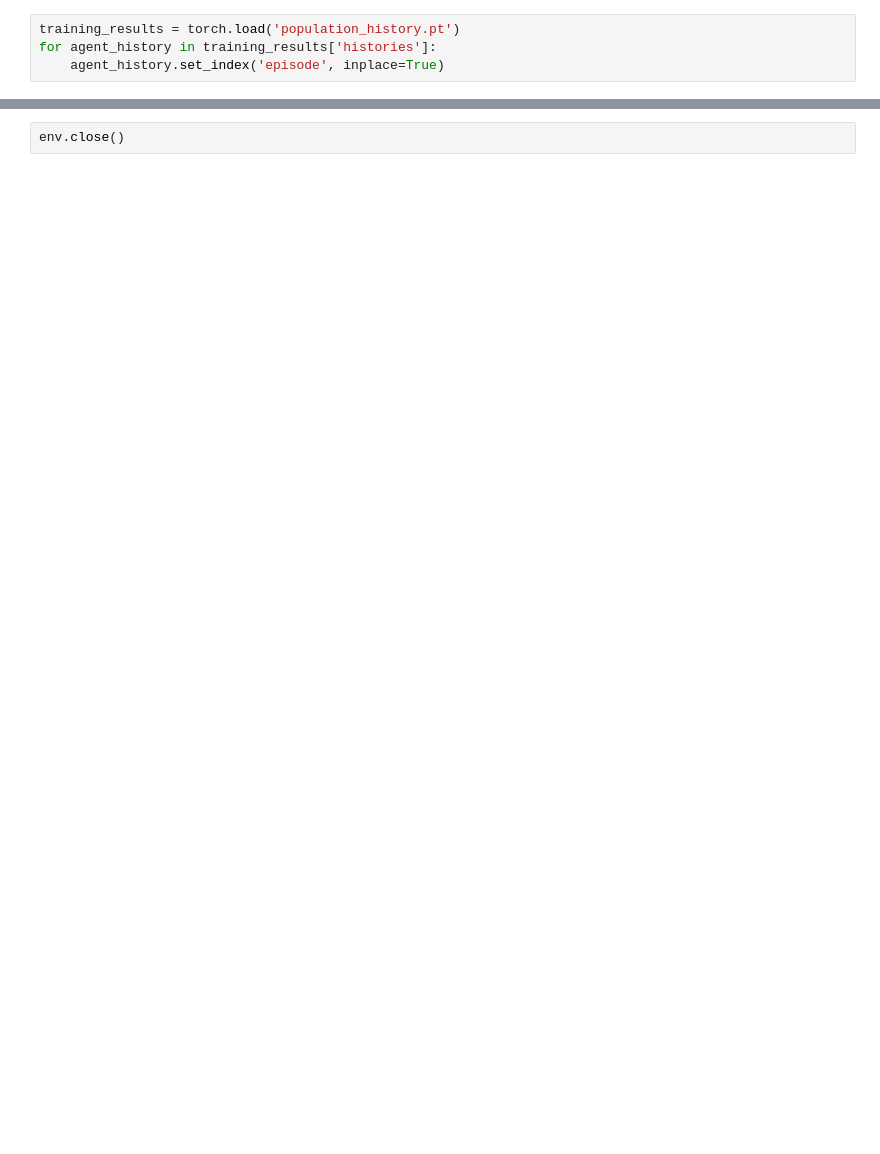
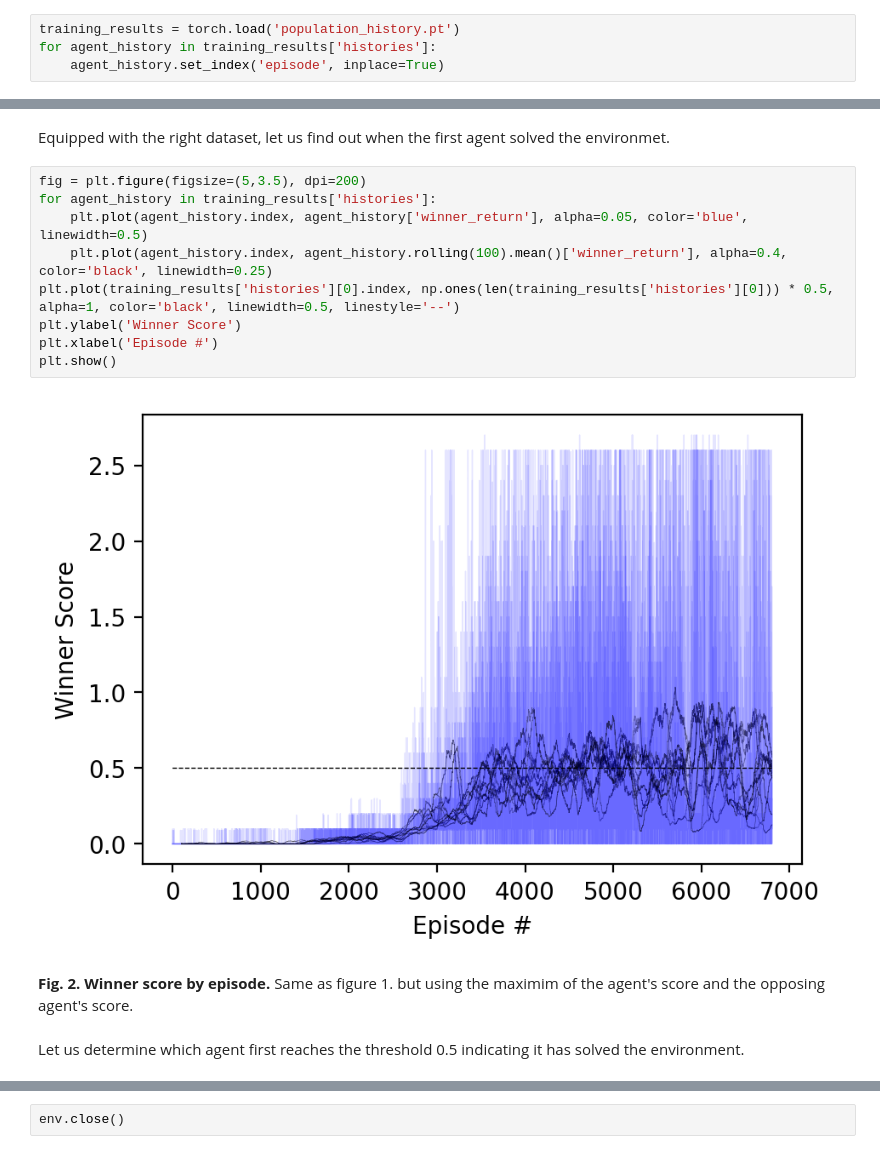
Before and after one commit to heikela/DDPG-Tennis, a Jupyter notebook: Report.ipynb, the cells around one changed output, grey strips where cells are left out. Drawn from its saved outputs; the diff is of its cells as text; blank space fills up the shorter version.

```diff
--- a/Report.ipynb
+++ b/Report.ipynb
@@ -260,0 +271,17 @@ agents[14].history
+# %% [markdown]
+Equipped with the right dataset, let us find out when the first agent solved the environmet.
+# %%
+fig = plt.figure(figsize=(5,3.5), dpi=200)
+for agent_history in training_results['histories']:
+    plt.plot(agent_history.index, agent_history['winner_return'], alpha=0.05, color='blue', linewidth=0.5)
+    plt.plot(agent_history.index, agent_history.rolling(100).mean()['winner_return'], alpha=0.4, color='black', linewidth=0.25)
+plt.plot(training_results['histories'][0].index, np.ones(len(training_results['histories'][0])) * 0.5, alpha=1, color='black', linewidth=0.5, linestyle='--')
+plt.ylabel('Winner Score')
+plt.xlabel('Episode #')
+plt.show()
+# %% [output]
+[figure, added]
+# %% [markdown]
+**Fig. 2. Winner score by episode.** Same as figure 1. but using the maximim of the agent's score and the opposing agent's score.
+# %% [markdown]
+Let us determine which agent first reaches the threshold 0.5 indicating it has solved the environment.
```
Also changed, not shown: parts of 20 cells of this notebook, 2 other files.
